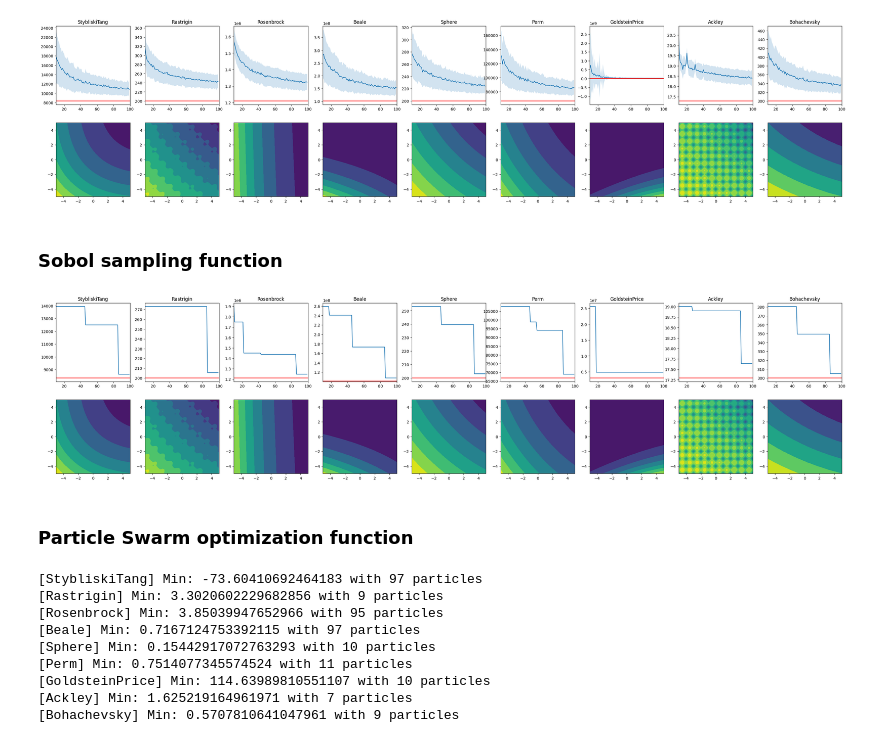
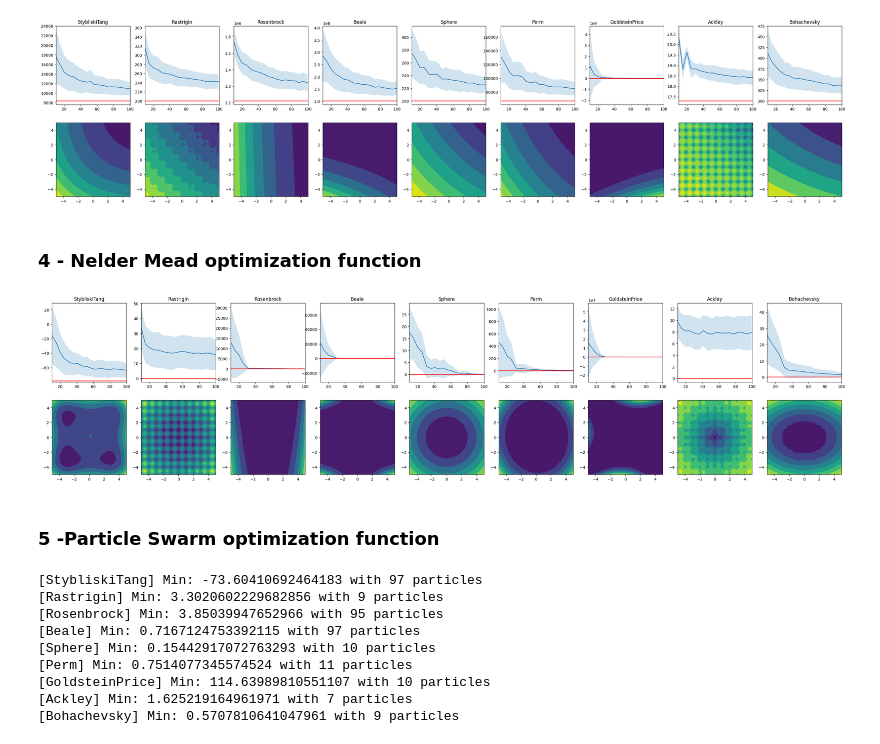
Before and after one commit to oselin/algorithm_development, a Jupyter notebook: performance_analysis.ipynb, the cells around one changed output. Cells and saved outputs as stored; diff of their text form; code cells hidden in the pictures.

```diff
--- a/performance_analysis.ipynb
+++ b/performance_analysis.ipynb
@@ -15,6 +105,6 @@ test_functions =[StybliskiTang, Rastrigin, Rosenbrock, Beale, Sphere, Perm, Gold
 # %%
 tests = 250
-min_budget, max_budget = 10, 100
+budgets = np.linspace(10,100,18, dtype=int)
 
 X1 =  X2 = np.linspace(-5, 5, 101)
 points = np.array([[x1,x2] for x1 in X1 for x2 in X2])
@@ -30,7 +120,7 @@ for idx, fcn in enumerate(test_functions):
     Fx = test_function(points.T)
     # Iterate over the budgets
     Ymean, Ystd, Ytests = [], [], []
-    for budget in range(min_budget, max_budget):
+    for budget in budgets:
         Ytests.clear()
         # Perform the tests
         for test in range(tests):
@@ -44,10 +134,10 @@ for idx, fcn in enumerate(test_functions):
     Ymean, Ystd = np.array(Ymean), np.array(Ystd)
 
     # Plot the performances
-    ax[0,idx].plot(range(min_budget, max_budget), Ymean)
-    ax[0,idx].fill_between(range(min_budget, max_budget), Ymean - Ystd, Ymean + Ystd, alpha=0.2, label='Standard Deviation')
+    ax[0,idx].plot(budgets, Ymean)
+    ax[0,idx].fill_between(budgets, Ymean - Ystd, Ymean + Ystd, alpha=0.2, label='Standard Deviation')
     ax[0,idx].axhline(y = np.min(Fx), color = 'r', linestyle = '-')
-    ax[0,idx].set_xlim(xmin=min_budget, xmax=max_budget)
+    ax[0,idx].set_xlim(xmin=budgets[0], xmax=budgets[-1])
     ax[0,idx].set_title(fcn.__name__)
     ax[1,idx].contourf(X1,X2,Fx.reshape(101,101).T)
     ax[1,idx].axis('scaled')
@@ -55,54 +145,52 @@ for idx, fcn in enumerate(test_functions):
 plt.show()
 # %% [output]
 [figure]
-# %% [markdown]
-### Sobol sampling function
+# %% [markdown]
+### 4 - Nelder Mead optimization function
 # %%
 tests = 250
-min_budget, max_budget = 10, 100
+budgets = np.linspace(10,100,18, dtype=int)
 
 X1 =  X2 = np.linspace(-5, 5, 101)
 points = np.array([[x1,x2] for x1 in X1 for x2 in X2])
 
 fig, ax = plt.subplots(2, len(test_functions), figsize=(4*len(test_functions),8))
 
 
 for idx, fcn in enumerate(test_functions):
 
-    # Apply offset
-    test_function = lambda x: fcn(x - 15)
-
-    Fx = test_function(points.T)
+    Fx = fcn(points.T)
     # Iterate over the budgets
     Ymean, Ystd, Ytests = [], [], []
-    for budget in range(min_budget, max_budget):
+    for budget in budgets:
         Ytests.clear()
         # Perform the tests
         for test in range(tests):
-            Xmin, Ymin, _, _ = sobol(test_function, n_samples=budget, dimension=2, boundaries=[[-5, -5],[5,5]])
+            Xmin, Ymin, _, _ = nelder_mead(fcn, dimension=2, boundaries=[[-5,-5],[5,5]], step=0.1,
+                                            no_improve_thr=10e-6, no_improv_break=10,
+                                            sampling_budget=budget, alpha=1., gamma=2., rho=-0.5, sigma=0.5)
             Ytests.append(Ymin)
 
-        # Estimate mean and std of the tests
         Ymean.append(np.mean(Ytests))
         Ystd.append(np.std(Ytests))
 
-
+    # Estimate mean and std of the tests
     Ymean, Ystd = np.array(Ymean), np.array(Ystd)
 
     # Plot the performances
-    ax[0,idx].plot(range(min_budget, max_budget), Ymean)
-    ax[0,idx].fill_between(range(min_budget, max_budget), Ymean - Ystd, Ymean + Ystd, alpha=0.2, label='Standard Deviation')
+    ax[0,idx].plot(budgets, Ymean)
+    ax[0,idx].fill_between(budgets, Ymean - Ystd, Ymean + Ystd, alpha=0.2, label='Standard Deviation')
     ax[0,idx].axhline(y = np.min(Fx), color = 'r', linestyle = '-')
-    ax[0,idx].set_xlim(xmin=min_budget, xmax=max_budget)
+    ax[0,idx].set_xlim(xmin=budgets[0], xmax=budgets[-1])
     ax[0,idx].set_title(fcn.__name__)
     ax[1,idx].contourf(X1,X2,Fx.reshape(101,101).T)
     ax[1,idx].axis('scaled')
 
 plt.show()
 # %% [output]
-[figure, old version]
+[figure, new version]
 # %% [markdown]
-### Particle Swarm optimization function
+### 5 -Particle Swarm optimization function
 # %%
 tests = 250
 max_budget = 100
```
Also changed, not shown: parts of 29 cells of this notebook, 5 other files.
